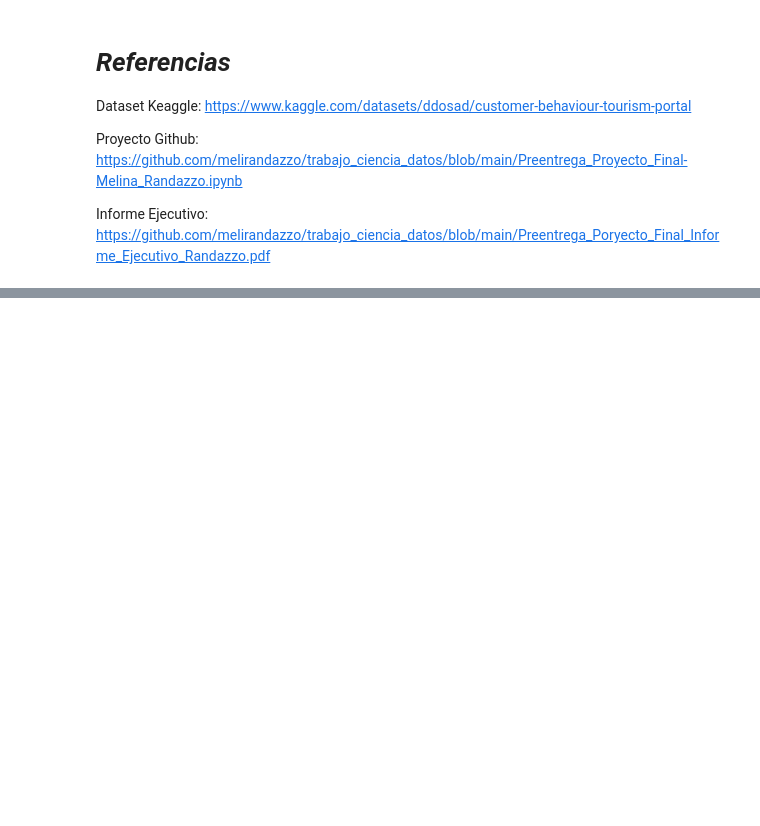
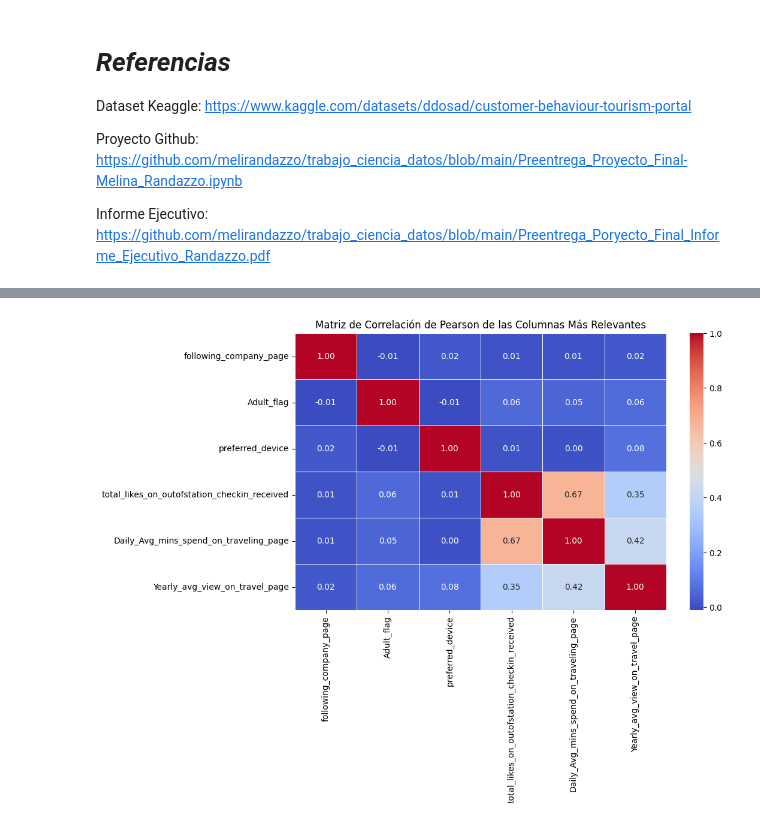
Before and after one commit to melirandazzo/trabajo_ciencia_datos, a Jupyter notebook: Actualizado_Preentrega_Proyecto_Final-Melina_Randazzo.ipynb, the cells around one changed output, grey strips where cells are left out. Cells and saved outputs as stored; diff of their text form; code cells hidden in the pictures; blank space fills up the shorter version.

```diff
--- a/Actualizado_Preentrega_Proyecto_Final-Melina_Randazzo.ipynb
+++ b/Actualizado_Preentrega_Proyecto_Final-Melina_Randazzo.ipynb
@@ -691,0 +843,30 @@ Informe Ejecutivo: https://github.com/melirandazzo/trabajo_ciencia_datos/blob/ma
+# %%
+import pandas as pd
+from sklearn.preprocessing import LabelEncoder
+
+# Crear una copia del DataFrame original
+df_relevant = df[['following_company_page', 'Adult_flag', 'preferred_device',
+                  'total_likes_on_outofstation_checkin_received', 'Daily_Avg_mins_spend_on_traveling_page',
+                  'Yearly_avg_view_on_travel_page']].copy()
+
+# Codificar las columnas categóricas
+le = LabelEncoder()
+
+# Codificar 'following_company_page', 'Adult_flag' y 'preferred_device'
+df_relevant['following_company_page'] = le.fit_transform(df_relevant['following_company_page'])
+df_relevant['Adult_flag'] = le.fit_transform(df_relevant['Adult_flag'])
+df_relevant['preferred_device'] = le.fit_transform(df_relevant['preferred_device'])
+
+# Calcular la matriz de correlación de Pearson
+pearson_corr_matrix = df_relevant.corr(method='pearson')
+
+# Visualizar la matriz de correlación
+import seaborn as sns
+import matplotlib.pyplot as plt
+
+plt.figure(figsize=(10, 6))
+sns.heatmap(pearson_corr_matrix, annot=True, cmap='coolwarm', fmt='.2f', linewidths=0.5)
+plt.title('Matriz de Correlación de Pearson de las Columnas Más Relevantes')
+plt.show()
+# %% [output]
+[figure, added]
```
Also changed, not shown: parts of 19 cells of this notebook.
